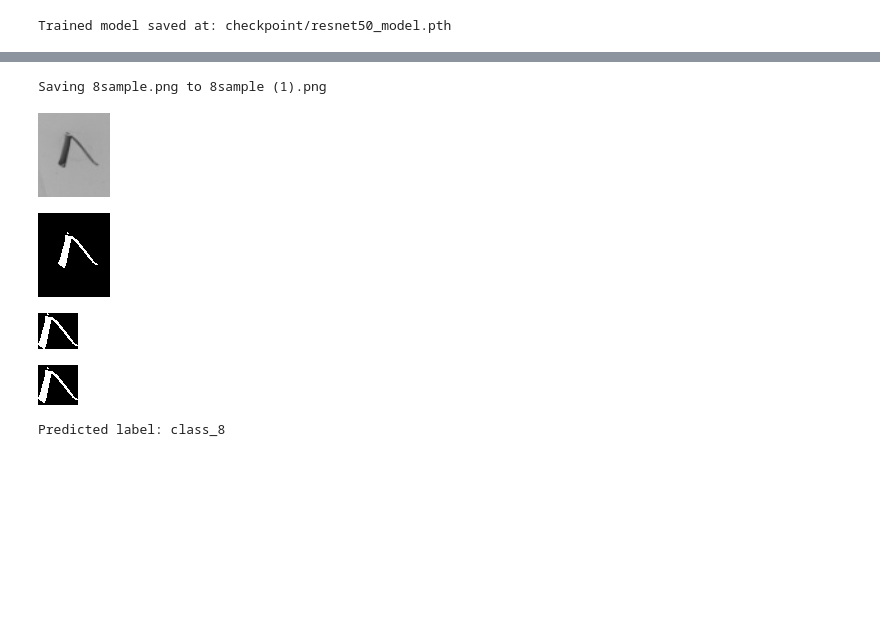
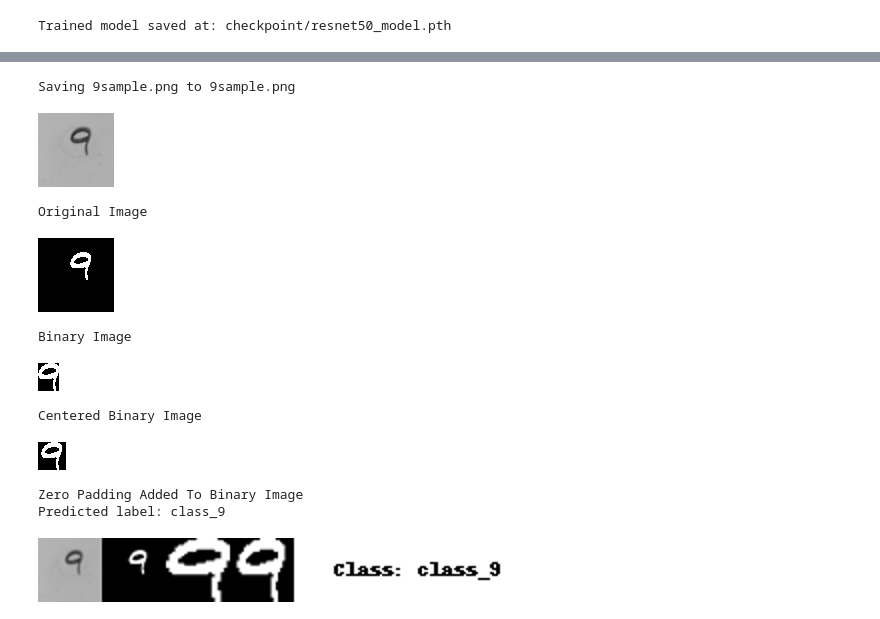
Before and after one commit to aztofighi/Persian_Handwritten_Recognition, a Jupyter notebook: Hoda_PyTorch_V1.ipynb, the cells around one changed output, grey strips where cells are left out. Drawn from its saved outputs; the diff is of its cells as text; code cells hidden in the pictures; blank space fills up the shorter version.

```diff
--- a/Hoda_PyTorch_V1.ipynb
+++ b/Hoda_PyTorch_V1.ipynb
@@ -137,6 +137,7 @@ from google.colab import files
 import io
 from PIL import Image
 from PIL import ImageOps
+from PIL import Image, ImageDraw, ImageFont
 import torch.nn.functional as F
 import torchvision.transforms as transforms
 from torchvision.models import resnet50
@@ -149,7 +150,7 @@ class_labels = ['class_0', 'class_1', 'class_2', 'class_3', 'class_4', 'class_5'
 upload_widget = files.upload()
 
 # Load the pretrained model
-model = resnet50(pretrained=False)
+model = resnet50(weights=None)
 model.fc = torch.nn.Linear(2048, len(class_labels))
 model.load_state_dict(torch.load('checkpoint/resnet50_model.pth'))
 model = model.to(device)
@@ -159,7 +160,9 @@ model.eval()
 for filename, file_contents in upload_widget.items():
     image = Image.open(io.BytesIO(file_contents)).convert('L')  # Convert to grayscale
     image1 = image
-    image.show()
+    image1.show()
+    print("Original Image")
+
     # Convert image to binary
     binary_threshold = 128
     image = image.point(lambda x: 0 if x < binary_threshold else 255)
@@ -169,7 +172,8 @@ for filename, file_contents in upload_widget.items():
 
     # Display the negative image
     image2 = image
-    image.show()
+    image2.show()
+    print("Binary Image")
 
     # Find the outmost non-zero pixel
     width, height = image.size
@@ -191,7 +195,8 @@ for filename, file_contents in upload_widget.items():
 
 
     image3 = image_centered
-    image_centered.show()
+    image3.show()
+    print("Centered Binary Image")
 
     # Find the minimum and maximum height and width of the image
     min_size = min(image_centered.size)
@@ -207,37 +212,69 @@ for filename, file_contents in upload_widget.items():
         padding = (0, padding_size // 2, 0, padding_size - padding_size // 2)  # Add padding vertically
 
     # Apply zero padding to the image
     padded_image = ImageOps.expand(image_centered, padding)
 
     image4 = padded_image
-    padded_image.show()
+    image4.show()
+    print("Zero Padding Added To Binary Image")
+
 
     # Resize the image while maintaining aspect ratio
     resize_transform = transforms.Resize((32, 32))
     resized_image = resize_transform(padded_image)
 
     # Convert the image to RGB
     rgb_image = resized_image.convert('RGB')
 
     # Convert the image to tensor and normalize
     to_tensor_transform = transforms.ToTensor()
     image_tensor = to_tensor_transform(rgb_image).unsqueeze(0).to(device)
     image_tensor = (image_tensor - 0.5) / 0.5
 
     # Forward pass through the model
     with torch.no_grad():
         output = model(image_tensor)
 
     # Get the predicted class label
     _, predicted_idx = torch.max(output, 1)
     predicted_label = class_labels[predicted_idx.item()]
 
     print("Predicted label:", predicted_label)
+
+    # Stitch the images together
+    stitched_image = Image.new('RGB', (rgb_image.width * 8, rgb_image.height))
+    stitched_image.paste(image1.convert('RGB').resize((rgb_image.width, rgb_image.height)), (0, 0))
+    stitched_image.paste(image2.convert('RGB').resize((rgb_image.width, rgb_image.height)), (rgb_image.width * 1, 0))
+    stitched_image.paste(image3.convert('RGB').resize((rgb_image.width, rgb_image.height)), (rgb_image.width * 2, 0))
+    stitched_image.paste(image4.convert('RGB').resize((rgb_image.width, rgb_image.height)), (rgb_image.width * 3, 0))
+
+    # Create a new image with white background
+    image5 = Image.new("RGB", (200, 100), (255, 255, 255))
+    # Create a draw object
+    draw = ImageDraw.Draw(image5)
+    # Define the font and text
+    font = ImageFont.load_default()
+    text = f"Class: {predicted_label}"
+    # Draw the text on the image
+    draw.text((20, 10), text, fill=(0,), font=font)
+    stitched_image.paste(image5.convert('RGB'), (rgb_image.width * 4, 0))
+
+
+    stitched_image = stitched_image.resize((stitched_image.width*2,stitched_image.height*2))
+
+
+    # Display the stitched image
+    stitched_image.show()
 # %% [output]
 [interactive output not drawn]
-Saving 8sample.png to 8sample (1).png
+Saving 9sample.png to 9sample.png
-[figure, old version]
+[figure, new version]
+Original Image
-[figure, old version]
+[figure, new version]
+Binary Image
-[figure, old version]
+[figure, new version]
+Centered Binary Image
-[figure, old version]
+[figure, new version]
-Predicted label: class_8
+Zero Padding Added To Binary Image
+Predicted label: class_9
+[figure, added]
```
